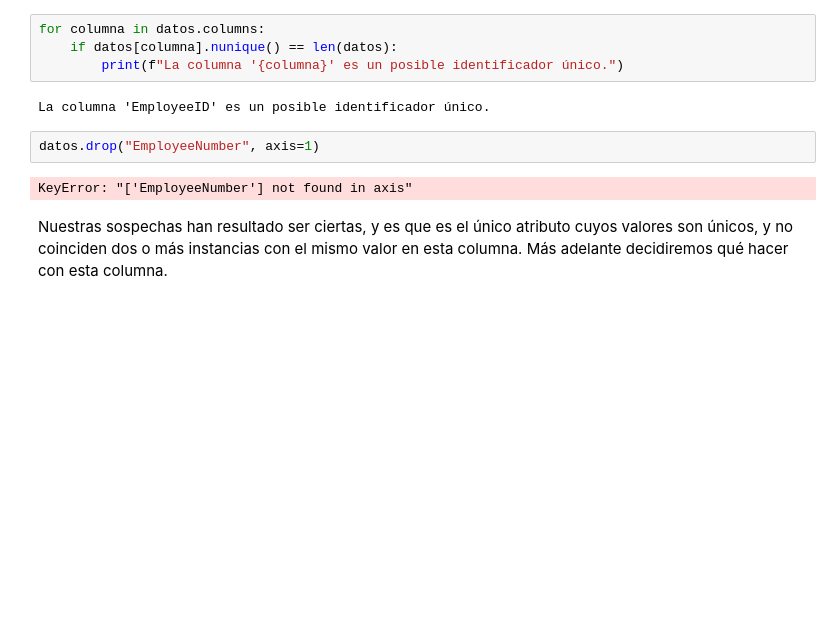
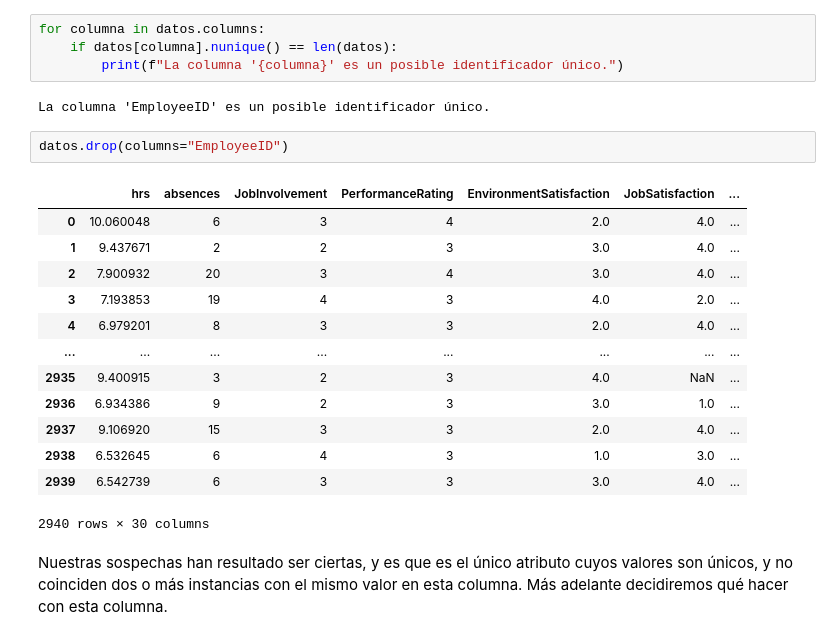
Before and after one commit to 100495802/G11.AA-495802-495702, a Jupyter notebook: P1AA.ipynb, the cells around one changed output. Saved outputs shown, nothing was run; the diff lists cells and outputs as text; blank space fills up the shorter version.

```diff
--- a/P1AA.ipynb
+++ b/P1AA.ipynb
@@ -169,10 +170,22 @@ for columna in datos.columns:
         print(f"La columna '{columna}' es un posible identificador único.")
 # %% [output]
 La columna 'EmployeeID' es un posible identificador único.
-# %%
-datos.drop("EmployeeNumber", axis=1)
-# %% [output]
-KeyError: "['EmployeeNumber'] not found in axis"
+# %%
+datos.drop(columns="EmployeeID")
+# %% [output]
+|  | hrs | absences | JobInvolvement | PerformanceRating | EnvironmentSatisfaction | JobSatisfaction | ... |
+| 0 | 10.060048 | 6 | 3 | 4 | 2.0 | 4.0 | ... |
+| 1 | 9.437671 | 2 | 2 | 3 | 3.0 | 4.0 | ... |
+| 2 | 7.900932 | 20 | 3 | 4 | 3.0 | 4.0 | ... |
+| 3 | 7.193853 | 19 | 4 | 3 | 4.0 | 2.0 | ... |
+| 4 | 6.979201 | 8 | 3 | 3 | 2.0 | 4.0 | ... |
+| ... | ... | ... | ... | ... | ... | ... | ... |
+| 2935 | 9.400915 | 3 | 2 | 3 | 4.0 | NaN | ... |
+| 2936 | 6.934386 | 9 | 2 | 3 | 3.0 | 1.0 | ... |
+| 2937 | 9.106920 | 15 | 3 | 3 | 2.0 | 4.0 | ... |
+| 2938 | 6.532645 | 6 | 4 | 3 | 1.0 | 3.0 | ... |
+| 2939 | 6.542739 | 6 | 3 | 3 | 3.0 | 4.0 | ... |
+2940 rows × 30 columns
 # %% [markdown]
 Nuestras sospechas han resultado ser ciertas, y es que es el único atributo cuyos valores son únicos, y no coinciden dos o más instancias con el mismo valor en esta columna. Más adelante decidiremos qué hacer con esta columna.
 # %% [markdown]
```
Also changed, not shown: parts of 4 cells of this notebook.
